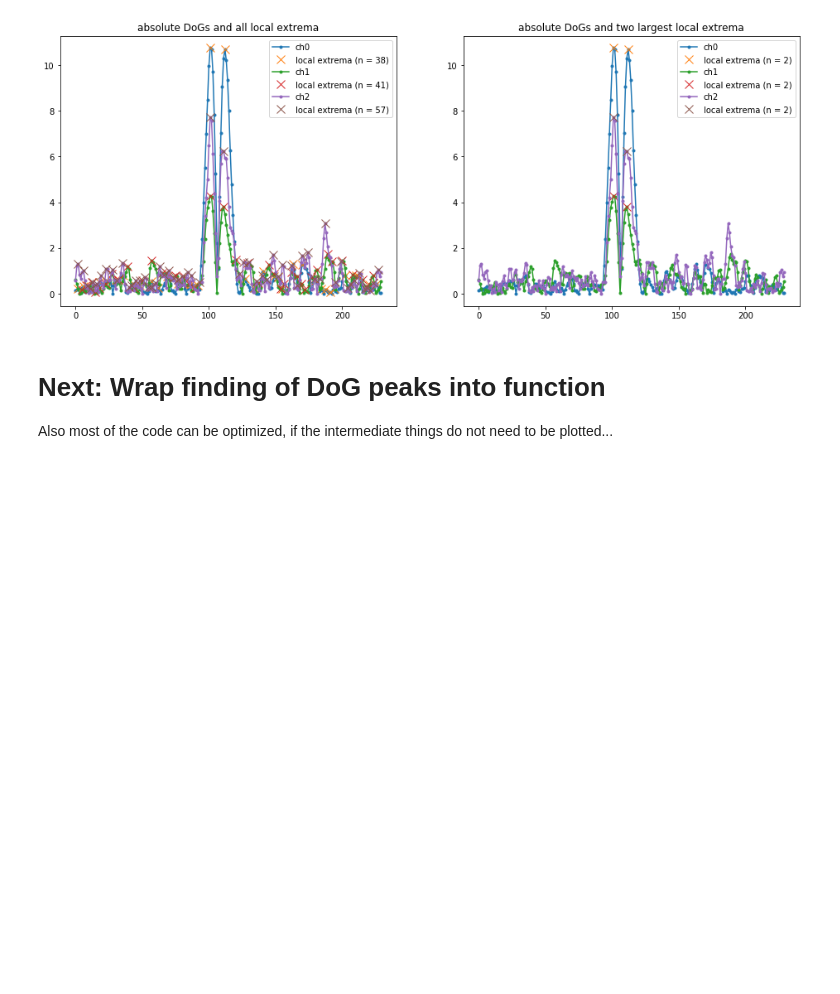
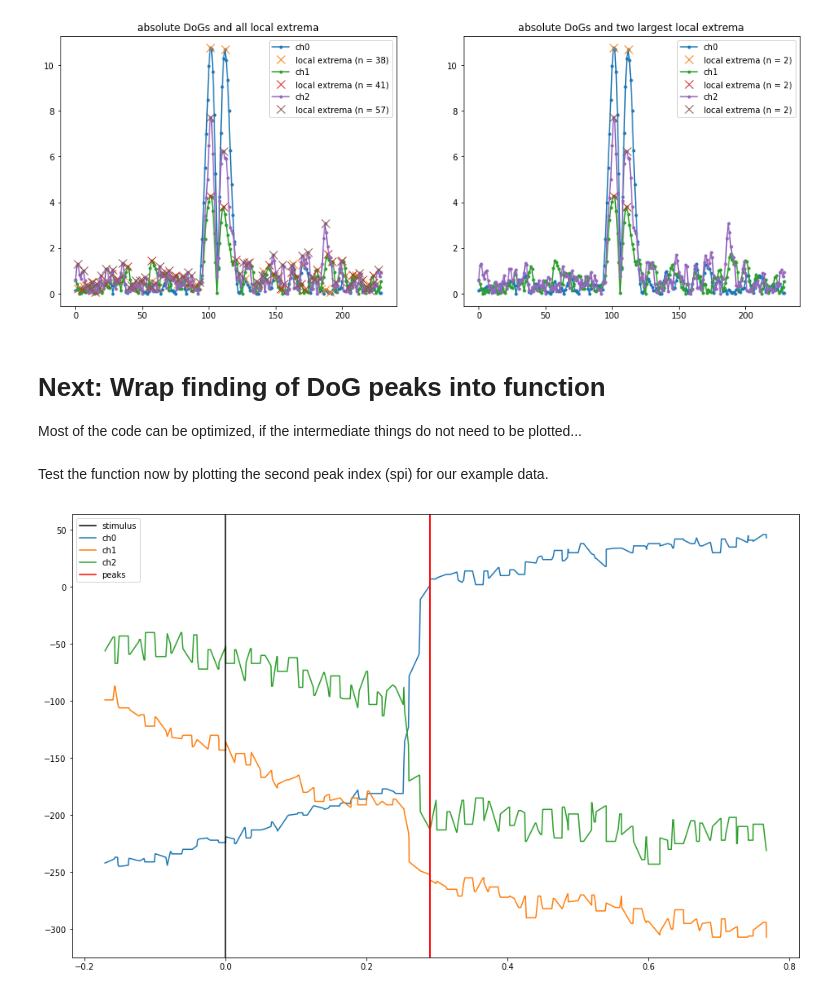
Before and after one commit to jleugeri/traumschreiber_EOG, a Jupyter notebook: patrick/data_analysis.ipynb, the cells around one changed output. Saved outputs shown, nothing was run; the diff lists cells and outputs as text; code cells hidden in the pictures; blank space fills up the shorter version.

Commit message:
Add second-peak-index calculation and evaluation

```diff
--- a/patrick/data_analysis.ipynb
+++ b/patrick/data_analysis.ipynb
@@ -431,4 +432,4 @@ pass
 [figure]
 # %% [markdown]
 # Next: Wrap finding of DoG peaks into function
-Also most of the code can be optimized, if the intermediate things do not need to be plotted...
+Most of the code can be optimized, if the intermediate things do not need to be plotted...
@@ -434,0 +486,17 @@ Also most of the code can be optimized, if the intermediate things do not need t
+# %% [markdown]
+Test the function now by plotting the second peak index (spi) for our example data.
+# %%
+spi, valid_times, valid_eog = get_second_dog_peak_idx(eog, times)
+spi_times = valid_times[spi]
+
+lines = plt.plot(valid_times, valid_eog)
+plt.axvline(0, label='stimulus', color='k')
+for t in spi_times:
+    vline = plt.axvline(t, color='r')
+handles, labels = plt.gca().get_legend_handles_labels()
+handles += lines         + [vline]
+labels  += channel_names + ['peaks']
+plt.legend(handles, labels)
+pass
+# %% [output]
+[figure, added]
```
Also changed, not shown: parts of 6 cells of this notebook.
